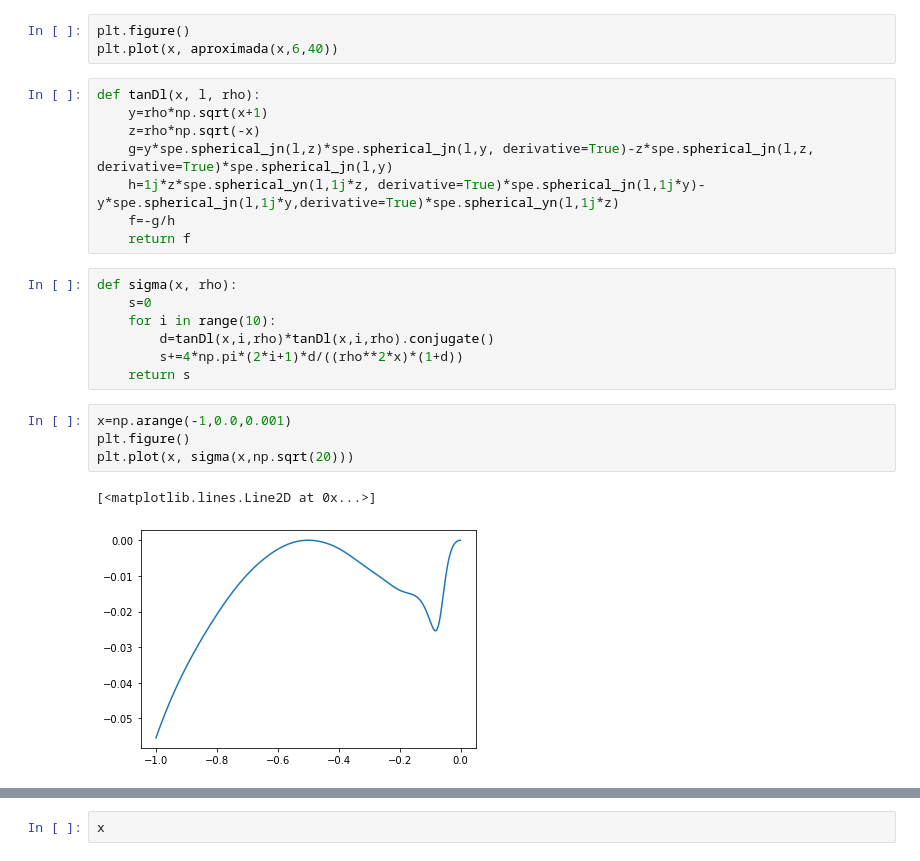
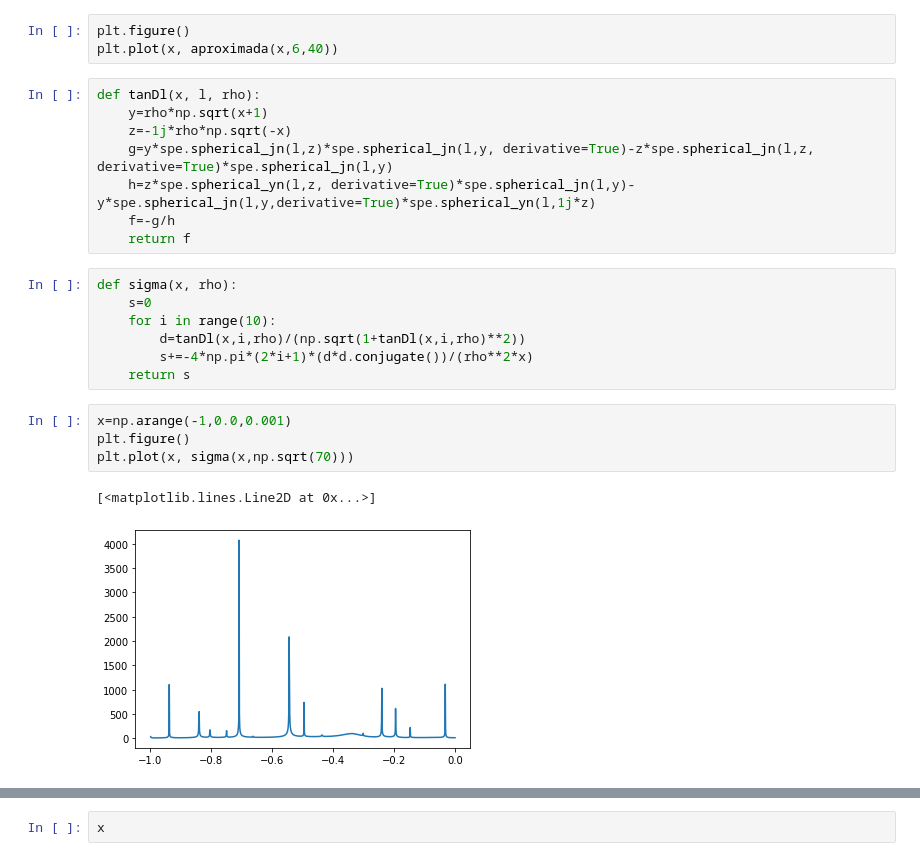
Before and after one commit to SantiagoBeltran/TareaParticulas, a Jupyter notebook: TareaParticulas.ipynb, the cells around one changed output, grey strips where cells are left out. Saved outputs shown, nothing was run; the diff lists cells and outputs as text.

```diff
--- a/TareaParticulas.ipynb
+++ b/TareaParticulas.ipynb
@@ -128,22 +128,22 @@ plt.plot(x, aproximada(x,6,40))
 # %%
 def tanDl(x, l, rho):
     y=rho*np.sqrt(x+1)
-    z=rho*np.sqrt(-x)
+    z=-1j*rho*np.sqrt(-x)
     g=y*spe.spherical_jn(l,z)*spe.spherical_jn(l,y, derivative=True)-z*spe.spherical_jn(l,z, derivative=True)*spe.spherical_jn(l,y)
-    h=1j*z*spe.spherical_yn(l,1j*z, derivative=True)*spe.spherical_jn(l,1j*y)-y*spe.spherical_jn(l,1j*y,derivative=True)*spe.spherical_yn(l,1j*z)
+    h=z*spe.spherical_yn(l,z, derivative=True)*spe.spherical_jn(l,y)-y*spe.spherical_jn(l,y,derivative=True)*spe.spherical_yn(l,1j*z)
     f=-g/h
     return f
 # %%
 def sigma(x, rho):
     s=0
     for i in range(10):
-        d=tanDl(x,i,rho)*tanDl(x,i,rho).conjugate()
-        s+=4*np.pi*(2*i+1)*d/((rho**2*x)*(1+d))
+        d=tanDl(x,i,rho)/(np.sqrt(1+tanDl(x,i,rho)**2))
+        s+=-4*np.pi*(2*i+1)*(d*d.conjugate())/(rho**2*x)
     return s
 # %%
 x=np.arange(-1,0.0,0.001)
 plt.figure()
-plt.plot(x, sigma(x,np.sqrt(20)))
+plt.plot(x, sigma(x,np.sqrt(70)))
 # %% [output]
 [<matplotlib.lines.Line2D at 0x...>]
-[figure, old version]
+[figure, new version]
```
Also changed, not shown: parts of 4 cells of this notebook.
